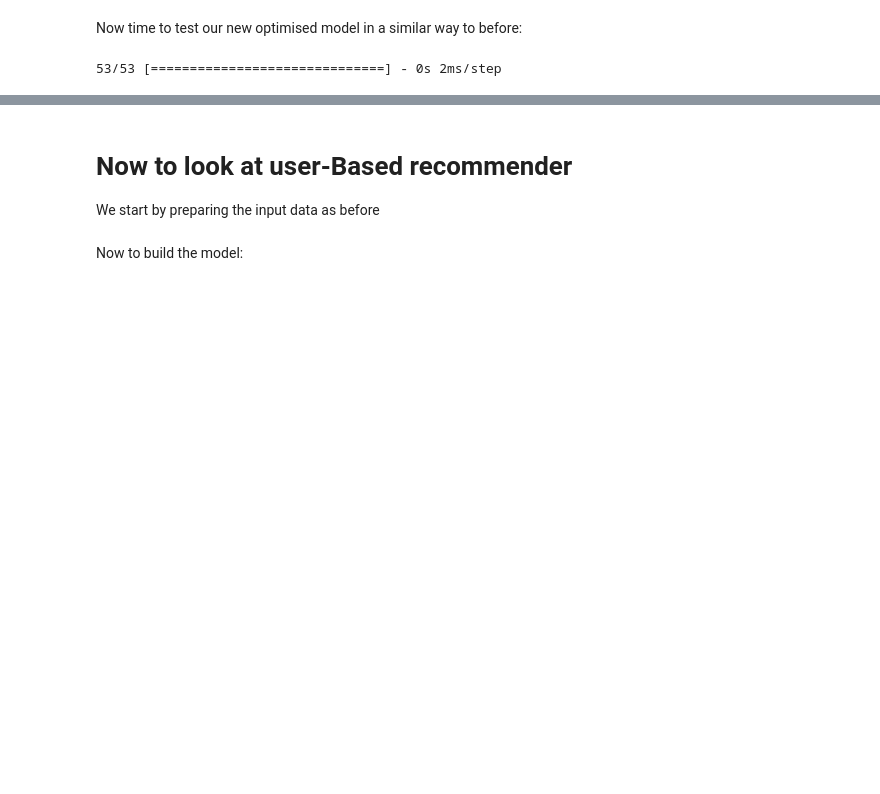
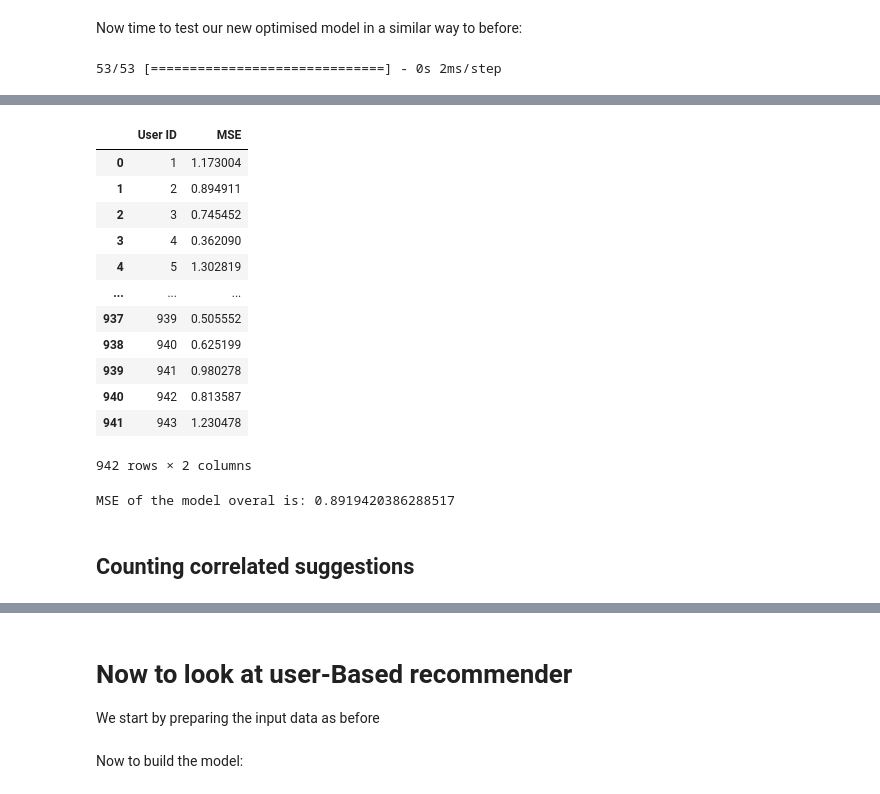
Before and after one commit to ASarriJackson/Group-Assignment-2, a Jupyter notebook: Katherine W/NCF-RefinedVersion.ipynb, the cells around one changed output, grey strips where cells are left out. Drawn from its saved outputs; the diff is of its cells as text; code cells hidden in the pictures; blank space fills up the shorter version.

```diff
--- a/Katherine W/NCF-RefinedVersion.ipynb
+++ b/Katherine W/NCF-RefinedVersion.ipynb
@@ -544,0 +694,48 @@ Row 0 has positive values in columns: ['Romance']
+# %%
+#Calculating the mse:
+
+
+# Assuming 'results_df' has the columns 'UserID', 'PredictedRating', and 'ActualRating'
+
+# Step 1: Initialize an empty list to store MSE values for each user
+mse_per_user = []
+
+# Step 2: Group by UserID and calculate MSE for each user
+for user_id, user_data in results_df.groupby('User ID'):
+    # Get actual and predicted ratings for this user
+    actual_ratings = user_data['Actual Rating']
+    predicted_ratings = user_data['Predicted Rating']
+
+    # Calculate MSE for this user
+    mse = np.mean((actual_ratings - predicted_ratings) ** 2)
+
+    # Append the MSE value to the list
+    mse_per_user.append({'User ID': user_id, 'MSE': mse})
+
+# Convert the list to a DataFrame for better readability (optional)
+mse_df = pd.DataFrame(mse_per_user)
+
+# Show the MSE values per user
+mse_df
+# %% [output]
+|  | User ID | MSE |
+| 0 | 1 | 1.173004 |
+| 1 | 2 | 0.894911 |
+| 2 | 3 | 0.745452 |
+| 3 | 4 | 0.362090 |
+| 4 | 5 | 1.302819 |
+| ... | ... | ... |
+| 937 | 939 | 0.505552 |
+| 938 | 940 | 0.625199 |
+| 939 | 941 | 0.980278 |
+| 940 | 942 | 0.813587 |
+| 941 | 943 | 1.230478 |
+942 rows × 2 columns
+# %%
+mean_value = mse_df['MSE'].mean()
+
+print(f"MSE of the model overal is: {mean_value}")
+# %% [output]
+MSE of the model overal is: 0.8919420386288517
+# %% [markdown]
+## Counting correlated suggestions
```
Also changed, not shown: parts of 21 cells of this notebook.
